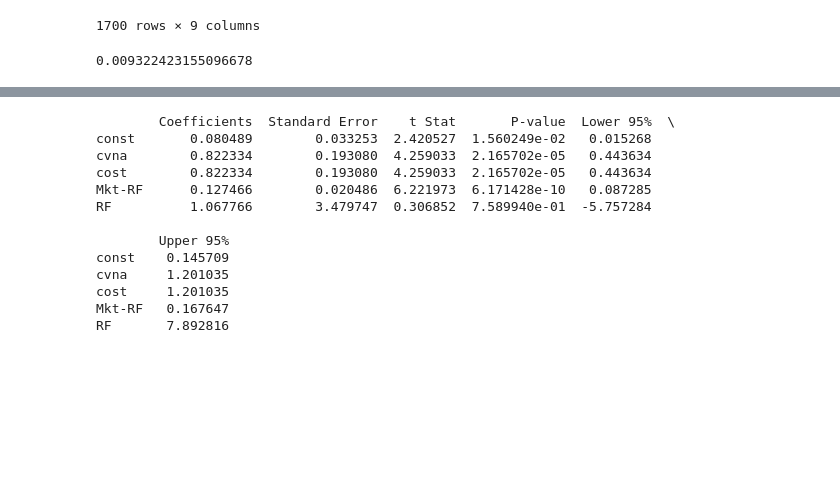
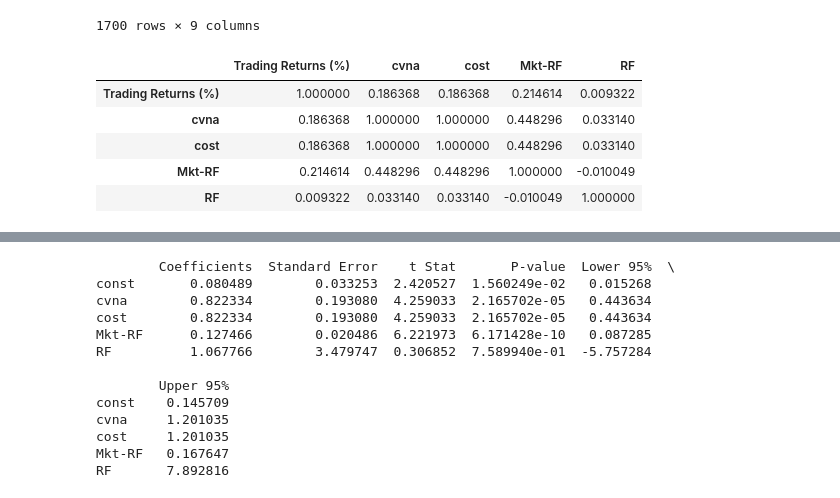
Before and after one commit to seanhung07/Gold-Volatility-Index-Strategy, a Jupyter notebook: strategy.ipynb, the cells around one changed output, grey strips where cells are left out. Drawn from its saved outputs; the diff is of its cells as text; code cells hidden in the pictures; blank space fills up the shorter version.

```diff
--- a/strategy.ipynb
+++ b/strategy.ipynb
@@ -283,9 +285,14 @@ Date
 | 2024-01-31 | -1.483310 | -0.024468 | -0.024468 | -1.74 | -0.89 | -0.30 | -0.21 | 0.37 | 0.022 |
 1700 rows × 9 columns
 # %%
-combined_data['RF'].corr(trading_returns_percentage)
+combined_data[['Trading Returns (%)','cvna', 'cost','Mkt-RF', 'RF']].corr()
 # %% [output]
-0.009322423155096678
+|  | Trading Returns (%) | cvna | cost | Mkt-RF | RF |
+| Trading Returns (%) | 1.000000 | 0.186368 | 0.186368 | 0.214614 | 0.009322 |
+| cvna | 0.186368 | 1.000000 | 1.000000 | 0.448296 | 0.033140 |
+| cost | 0.186368 | 1.000000 | 1.000000 | 0.448296 | 0.033140 |
+| Mkt-RF | 0.214614 | 0.448296 | 0.448296 | 1.000000 | -0.010049 |
+| RF | 0.009322 | 0.033140 | 0.033140 | -0.010049 | 1.000000 |
 # %%
 import statsmodels.api as sm
 Y = combined_data['Trading Returns (%)']
```
Also changed, not shown: parts of 3 cells of this notebook.
